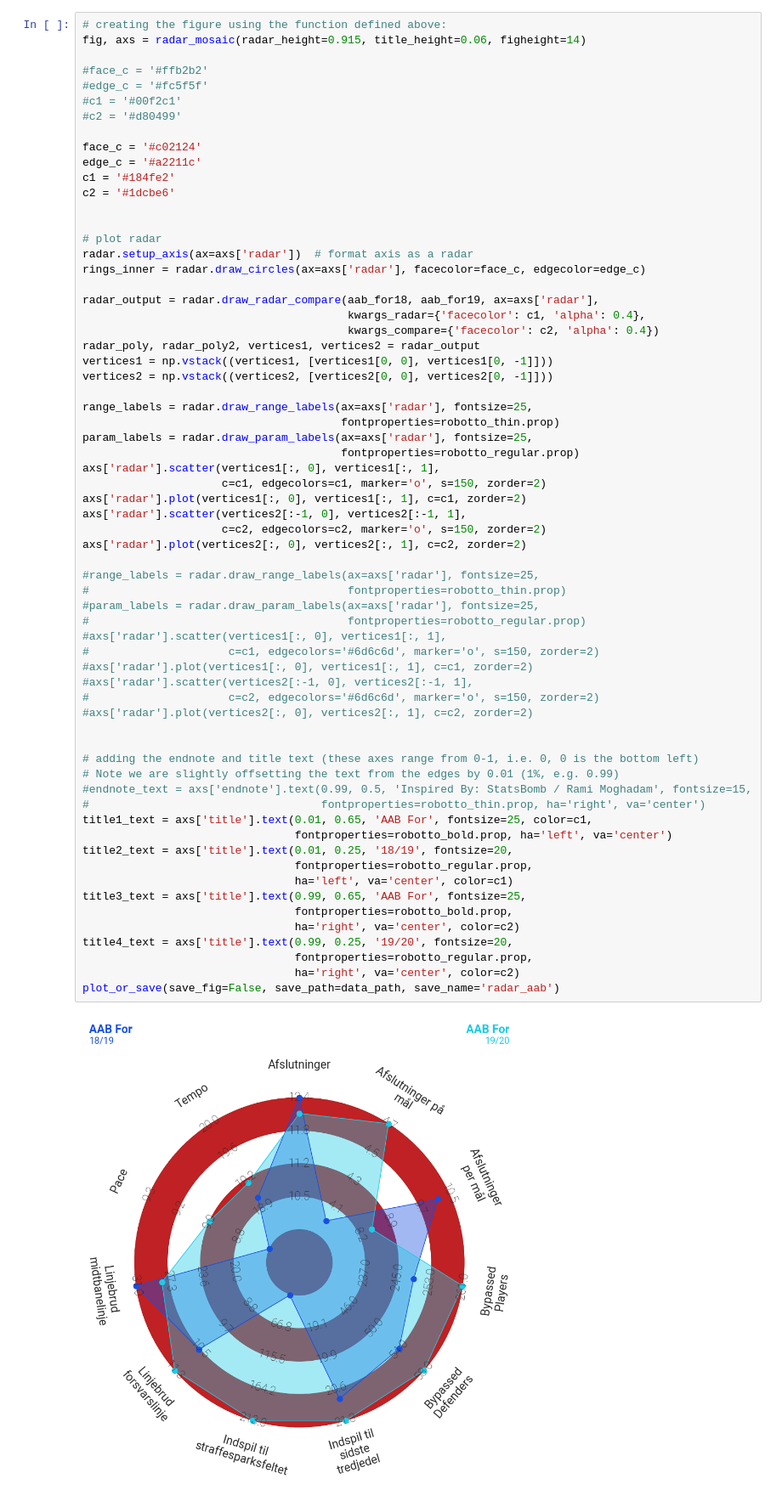
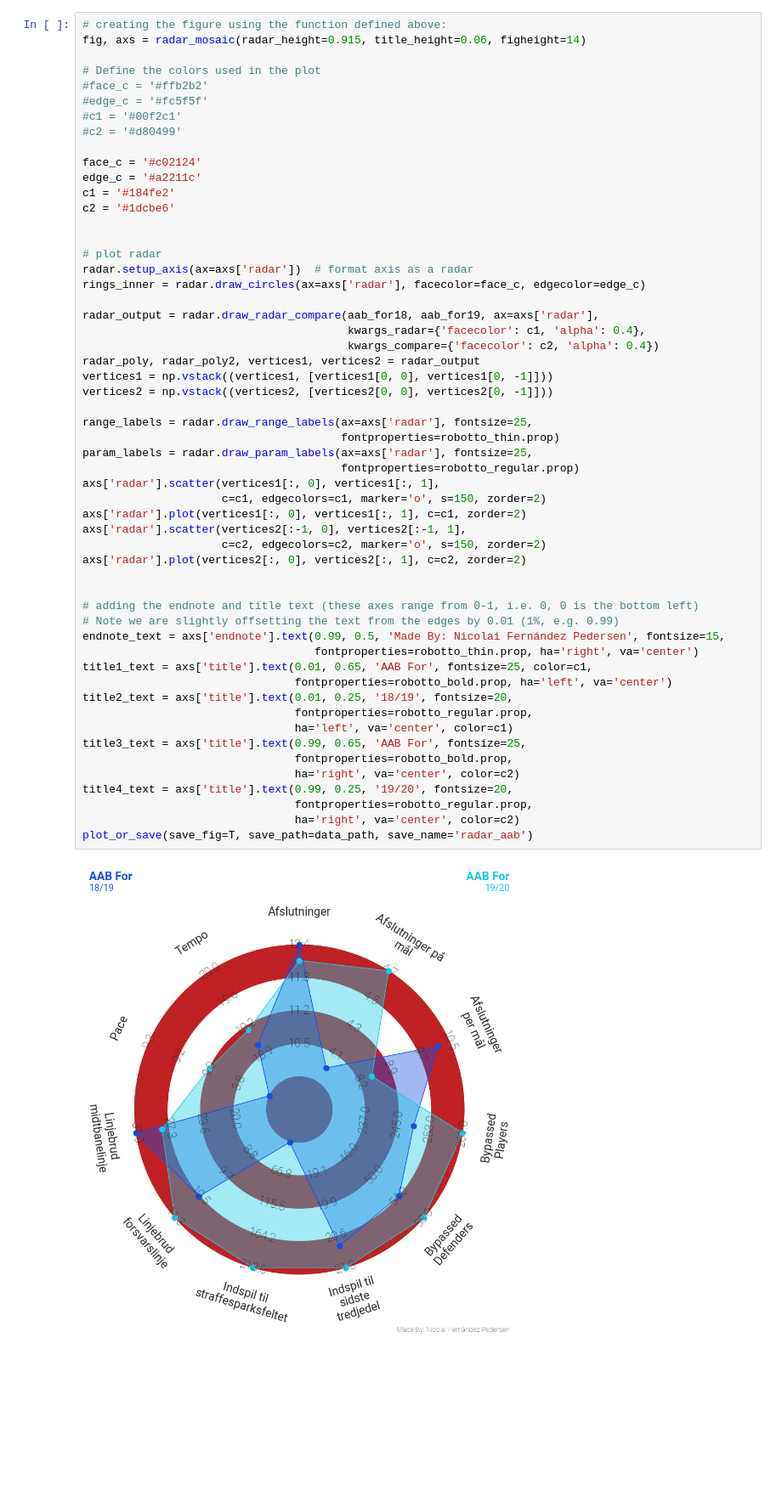
Before and after one commit to NicolaiP/data_viz_football, a Jupyter notebook: notebooks/Data.ipynb, the cells around one changed output. Shown at 85% size. Cells and saved outputs as stored; diff of their text form; blank space fills up the shorter version.

Commit message:
Update to radar plot

```diff
--- a/notebooks/Data.ipynb
+++ b/notebooks/Data.ipynb
@@ -114,6 +113,7 @@ array([[ 0.        ,  4.52      ],
 # creating the figure using the function defined above:
 fig, axs = radar_mosaic(radar_height=0.915, title_height=0.06, figheight=14)
 
+# Define the colors used in the plot
 #face_c = '#ffb2b2'
 #edge_c = '#fc5f5f'
 #c1 = '#00f2c1'
@@ -135,45 +135,34 @@ radar_output = radar.draw_radar_compare(aab_for18, aab_for19, ax=axs['radar'],
 radar_poly, radar_poly2, vertices1, vertices2 = radar_output
 vertices1 = np.vstack((vertices1, [vertices1[0, 0], vertices1[0, -1]]))
 vertices2 = np.vstack((vertices2, [vertices2[0, 0], vertices2[0, -1]]))
 
 range_labels = radar.draw_range_labels(ax=axs['radar'], fontsize=25,
                                        fontproperties=robotto_thin.prop)
 param_labels = radar.draw_param_labels(ax=axs['radar'], fontsize=25,
                                        fontproperties=robotto_regular.prop)
 axs['radar'].scatter(vertices1[:, 0], vertices1[:, 1],
                      c=c1, edgecolors=c1, marker='o', s=150, zorder=2)
 axs['radar'].plot(vertices1[:, 0], vertices1[:, 1], c=c1, zorder=2)
 axs['radar'].scatter(vertices2[:-1, 0], vertices2[:-1, 1],
                      c=c2, edgecolors=c2, marker='o', s=150, zorder=2)
 axs['radar'].plot(vertices2[:, 0], vertices2[:, 1], c=c2, zorder=2)
 
-#range_labels = radar.draw_range_labels(ax=axs['radar'], fontsize=25,
-#                                       fontproperties=robotto_thin.prop)
-#param_labels = radar.draw_param_labels(ax=axs['radar'], fontsize=25,
-#                                       fontproperties=robotto_regular.prop)
-#axs['radar'].scatter(vertices1[:, 0], vertices1[:, 1],
-#                     c=c1, edgecolors='#6d6c6d', marker='o', s=150, zorder=2)
-#axs['radar'].plot(vertices1[:, 0], vertices1[:, 1], c=c1, zorder=2)
-#axs['radar'].scatter(vertices2[:-1, 0], vertices2[:-1, 1],
-#                     c=c2, edgecolors='#6d6c6d', marker='o', s=150, zorder=2)
-#axs['radar'].plot(vertices2[:, 0], vertices2[:, 1], c=c2, zorder=2)
-
 
 # adding the endnote and title text (these axes range from 0-1, i.e. 0, 0 is the bottom left)
 # Note we are slightly offsetting the text from the edges by 0.01 (1%, e.g. 0.99)
-#endnote_text = axs['endnote'].text(0.99, 0.5, 'Inspired By: StatsBomb / Rami Moghadam', fontsize=15,
-#                                   fontproperties=robotto_thin.prop, ha='right', va='center')
+endnote_text = axs['endnote'].text(0.99, 0.5, 'Made By: Nicolai Fernández Pedersen', fontsize=15,
+                                   fontproperties=robotto_thin.prop, ha='right', va='center')
 title1_text = axs['title'].text(0.01, 0.65, 'AAB For', fontsize=25, color=c1,
                                 fontproperties=robotto_bold.prop, ha='left', va='center')
 title2_text = axs['title'].text(0.01, 0.25, '18/19', fontsize=20,
                                 fontproperties=robotto_regular.prop,
                                 ha='left', va='center', color=c1)
 title3_text = axs['title'].text(0.99, 0.65, 'AAB For', fontsize=25,
                                 fontproperties=robotto_bold.prop,
                                 ha='right', va='center', color=c2)
 title4_text = axs['title'].text(0.99, 0.25, '19/20', fontsize=20,
                                 fontproperties=robotto_regular.prop,
                                 ha='right', va='center', color=c2)
-plot_or_save(save_fig=False, save_path=data_path, save_name='radar_aab')
+plot_or_save(save_fig=T, save_path=data_path, save_name='radar_aab')
 # %% [output]
-[figure, old version]
+[figure, new version]
```
Also changed, not shown: parts of 8 cells of this notebook, 1 other file.
